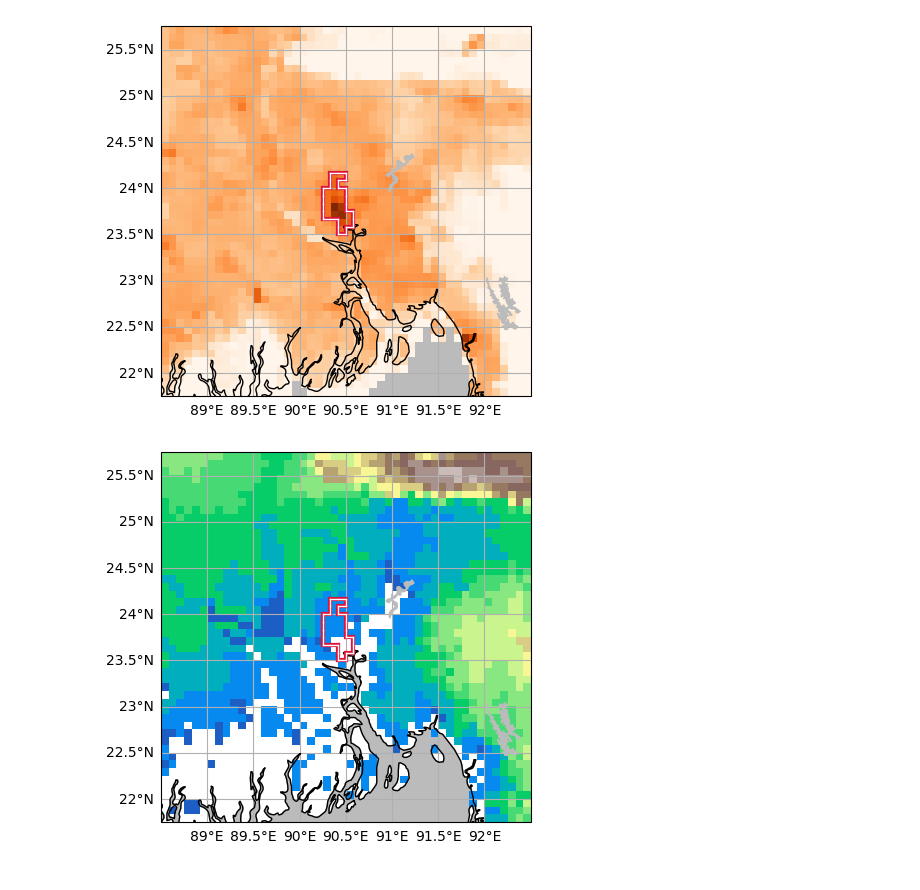
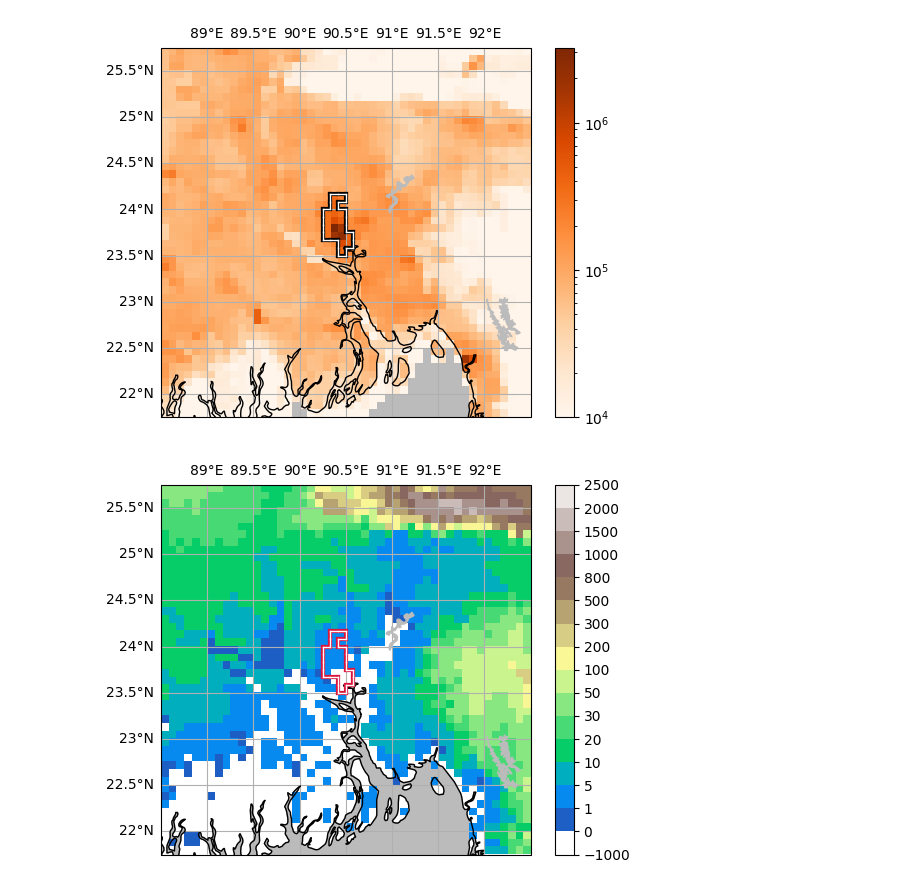
Before and after one commit to HalKiyo/h08_urban, a Jupyter notebook: global_city/pst/josui_gesui.ipynb, the cells around one changed output. Saved outputs shown, nothing was run; the diff lists cells and outputs as text; code cells hidden in the pictures.

Commit message:
figure completed

```diff
--- a/global_city/pst/josui_gesui.ipynb
+++ b/global_city/pst/josui_gesui.ipynb
@@ -1069,39 +1106,41 @@ plot_citymask(result[0], result[1])
 
 def plot_population(extent, citymask, g_pop_cropped, gs_position=None, fig=None):
     # draw
     g_pop_cropped = np.ma.masked_where(g_pop_cropped == 0, g_pop_cropped)
     pop_vmin = np.min(g_pop_cropped)
     pop_vmax = np.max(g_pop_cropped)
     #print(f"pop_vmin: {pop_vmin}")
     #print(f"pop_vmax: {pop_vmax}")
 
     if gs_position is not None:
         ax = fig.add_subplot(gs_position, projection=projection)
     else:
         fig = plt.figure()
         ax = plt.subplot(projection=projection)
+
     ax.set_extent(extent, projection)
     gl = ax.gridlines(draw_labels=True, zorder=0)
-    gl.top_labels = False   # Turn off top x-axis labels
-    gl.right_labels = False # Turn off right y-axis labels
-    ax.add_feature(cfea.OCEAN, color='#BBBBBB')
+    #gl.top_labels = False
+    gl.right_labels = False
+    gl.bottom_labels = False
     ax.add_feature(cfea.OCEAN, color='#BBBBBB')
     ax.add_feature(cfea.LAKES, color='#BBBBBB')
     ax.coastlines(zorder=1)
 
     img = ax.imshow(g_pop_cropped,
                 origin='upper',
                 extent=extent,
                 transform=projection,
                 cmap='Oranges',
                 norm=colors.LogNorm(vmin=1e4, vmax=pop_vmax)
     )
-    stw = draw_mask_sotowaku(extent, citymask, ax=ax)
-    #fig.colorbar(img)
+    stw = draw_mask_sotowaku(extent, citymask, ax=ax, sotowaku_color='black')
+    fig.colorbar(img, ax=ax, orientation='vertical', shrink=1, pad=0.05)
+    #fig.colorbar(img, ax=ax, orientation='horizontal', shrink=0.7, pad=0.05)
 
 plot_population(result[0], result[1], result[2])
 # %% [output]
-[figure, old version]
+[figure, new version]
 # %%
 #---------------------------------------------------------------------------------------------------------------
 # 標高をプロットする
@@ -1125,51 +1164,36 @@ def plot_elevation(extent, citymask, elevation, gs_position=None, fig=None):
 
     if gs_position is not None:
         ax = fig.add_subplot(gs_position, projection=projection)
-        ax.set_extent(extent, projection)
-        gl = ax.gridlines(draw_labels=True, zorder=0)
-        gl.top_labels = False   # Turn off top x-axis labels
-        gl.right_labels = False # Turn off right y-axis labels
-        ax.add_feature(cfea.OCEAN, color='#BBBBBB')
-        ax.add_feature(cfea.OCEAN, color='#BBBBBB')
-        ax.add_feature(cfea.LAKES, color='#BBBBBB')
-        ax.coastlines(zorder=1)
-
-        img = ax.imshow(elevation,
-                    origin='upper',
-                    extent=extent,
-                    transform=projection,
-                    cmap='terrain',
-                    vmin=0
-        )
-        stw = draw_mask_sotowaku(extent, citymask, ax=ax)
-        fig.colorbar(img, ax=ax, ticks=levels)
 
     else:
         fig = plt.figure()
         ax = plt.subplot(projection=projection)
-        ax.set_extent(extent, projection)
-        gl = ax.gridlines(draw_labels=True, zorder=0)
-        gl.top_labels = False   # Turn off top x-axis labels
-        gl.right_labels = False # Turn off right y-axis labels
-        ax.add_feature(cfea.OCEAN, color='#BBBBBB')
-        ax.add_feature(cfea.OCEAN, color='#BBBBBB')
-        ax.add_feature(cfea.LAKES, color='#BBBBBB')
-        ax.coastlines(zorder=1)
 
-        img = ax.imshow(elevation,
-                    origin='upper',
-                    extent=extent,
-                    transform=projection,
-                    cmap=cmap,
-                    norm=norm,
-        )
-        stw = draw_mask_sotowaku(extent, citymask, ax=ax)
-        #fig.colorbar(img, ax=ax, ticks=levels)
-        plt.show()
+    ax.set_extent(extent, projection)
+    gl = ax.gridlines(draw_labels=True, zorder=0)
+    #gl.top_labels = False
+    gl.right_labels = False
+    gl.bottom_labels = False
+    ax.add_feature(cfea.OCEAN, color='#BBBBBB')
+    ax.add_feature(cfea.LAKES, color='#BBBBBB')
+    ax.coastlines(zorder=1)
+
+    img = ax.imshow(elevation,
+                origin='upper',
+                extent=extent,
+                transform=projection,
+                cmap=cmap,
+                norm=norm,
+    )
+    stw = draw_mask_sotowaku(extent, citymask, ax=ax)
+    #fig.colorbar(img, ax=ax, ticks=levels)
+    #cbar = fig.colorbar(img, ax=ax, ticks=levels, orientation='horizontal', shrink=0.7, pad=0.05)
+    #cbar.ax.xaxis.set_tick_params(rotation=90)
+    fig.colorbar(img, ax=ax, ticks=levels, orientation='vertical', shrink=1, pad=0.05)
 
 plot_elevation(result[0], result[1], result[3])
 # %% [output]
-[figure, old version]
+[figure, new version]
 # %%
 #---------------------------------------------------------------------------------------------------------------
 # 集水面積をプロットする
```
Also changed, not shown: parts of 16 cells of this notebook.
